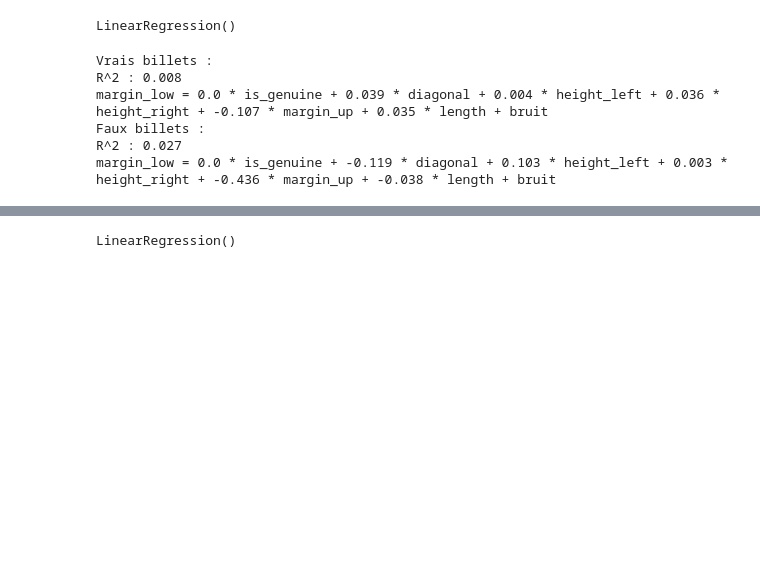
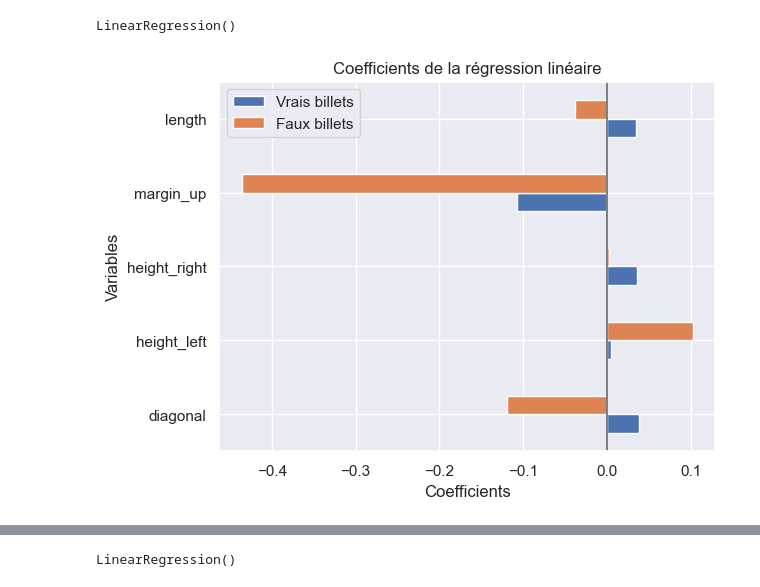
Before and after one commit to lengocduyvu/oncfm-detection-faux-billets, a Jupyter notebook: notebooks/oncfm-analyse.ipynb, the cells around one changed output, grey strips where cells are left out. Cells and saved outputs as stored; diff of their text form; code cells hidden in the pictures; blank space fills up the shorter version.

```diff
--- a/notebooks/oncfm-analyse.ipynb
+++ b/notebooks/oncfm-analyse.ipynb
@@ -215,17 +217,22 @@ y_ml0 = df_ml0['margin_low']
 reg0.fit(X_ml0,y_ml0)
 # %% [output]
 LinearRegression()
-# %%
-print("Vrais billets :")
-print(f"R^2 : {np.round(reg1.score(X_ml1,y_ml1), 3)}")
-print(f"margin_low = {np.round(reg1.coef_[0], 3)} * is_genuine + {np.round(reg1.coef_[1], 3)} * diagonal + {np.round(reg1.coef_[2], 3)} * height_left + {np.round(reg1.coef_[3], 3)} * height_right + {np.round(reg1.coef_[4], 3)} * margin_up + {np.round(reg1.coef_[5], 3)} * length + bruit")
-print("Faux billets :")
-print(f"R^2 : {np.round(reg0.score(X_ml0,y_ml0), 3)}")
-print(f"margin_low = {np.round(reg0.coef_[0], 3)} * is_genuine + {np.round(reg0.coef_[1], 3)} * diagonal + {np.round(reg0.coef_[2], 3)} * height_left + {np.round(reg0.coef_[3], 3)} * height_right + {np.round(reg0.coef_[4], 3)} * margin_up + {np.round(reg0.coef_[5], 3)} * length + bruit")
-# %% [output]
-Vrais billets :
-R^2 : 0.008
-margin_low = 0.0 * is_genuine + 0.039 * diagonal + 0.004 * height_left + 0.036 * height_right + -0.107 * margin_up + 0.035 * length + bruit
-Faux billets :
-R^2 : 0.027
-margin_low = 0.0 * is_genuine + -0.119 * diagonal + 0.103 * height_left + 0.003 * height_right + -0.436 * margin_up + -0.038 * length + bruit
+# %%
+coef_reglin = pd.DataFrame(
+    {
+        'Variables': varpred,
+        'Vrais billets': [reg1.coef_[i] for i in range(len(varpred))],
+        'Faux billets': [reg0.coef_[i] for i in range(len(varpred))]
+    },
+    columns=['Variables', 'Vrais billets', 'Faux billets']
+)
+coef_reglin.set_index('Variables', inplace=True)
+# %%
+coef_reglin.plot.barh()
+plt.title("Coefficients de la régression linéaire")
+plt.xlabel("Coefficients")
+plt.ylabel("Variables")
+plt.axvline(x=0, color='.5')
+plt.show()
+# %% [output]
+[figure, added]
```
Also changed, not shown: parts of 37 cells of this notebook, 1 other file.
